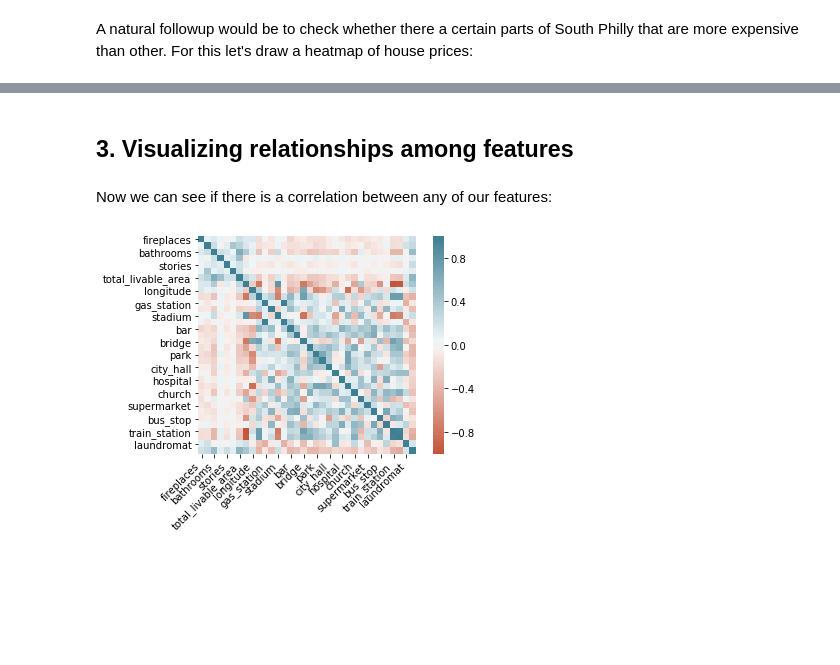
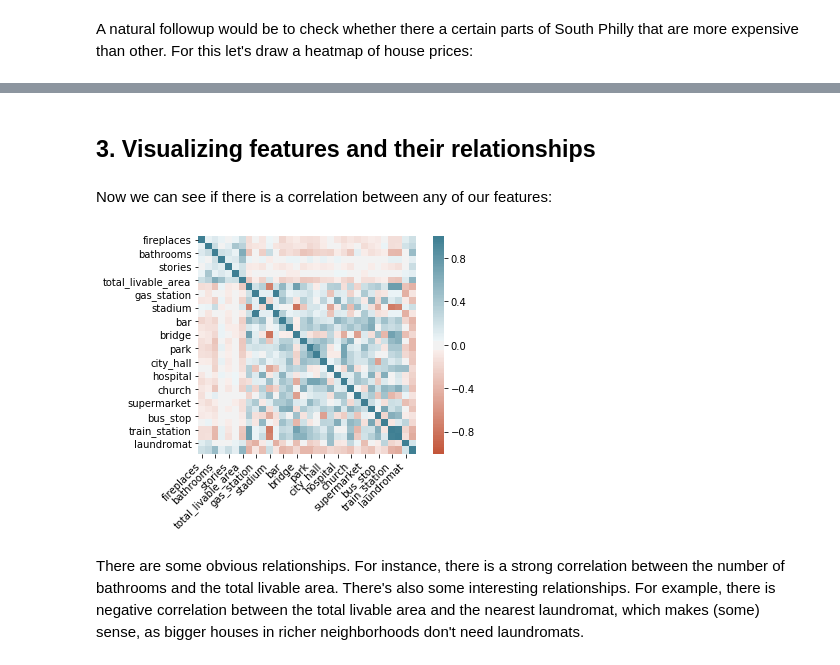
Before and after one commit to nachonavarro/real-estate-ml, a Jupyter notebook: exploration.ipynb, the cells around one changed output, grey strips where cells are left out. Drawn from its saved outputs; the diff is of its cells as text; code cells hidden in the pictures; blank space fills up the shorter version.

```diff
--- a/exploration.ipynb
+++ b/exploration.ipynb
@@ -102,21 +118,24 @@ fig
 # %% [output]
 [interactive output not drawn]
 # %% [markdown]
-## 3. Visualizing relationships among features
+## 3. Visualizing features and their relationships
 # %% [markdown]
 Now we can see if there is a correlation between any of our features:
 # %%
-corr = df.corr()
-ax = seaborn.heatmap(
+corr = df.drop(columns=['sale_date', 'latitude', 'longitude']).corr()
+ax = sns.heatmap(
     corr,
     vmin=-1, vmax=1, center=0,
     cmap=sns.diverging_palette(20, 220, n=200),
     square=True
 )
 ax.set_xticklabels(
     ax.get_xticklabels(),
     rotation=45,
     horizontalalignment='right'
-);
+)
+plt.show()
 # %% [output]
-[figure, old version]
+[figure, new version]
+# %% [markdown]
+There are some obvious relationships. For instance, there is a strong correlation between the number of bathrooms and the total livable area. There's also some interesting relationships. For example, there is negative correlation between the total livable area and the nearest laundromat, which makes (some) sense, as bigger houses in richer neighborhoods don't need laundromats.
```
Also changed, not shown: parts of 7 cells of this notebook, 7 other files.
